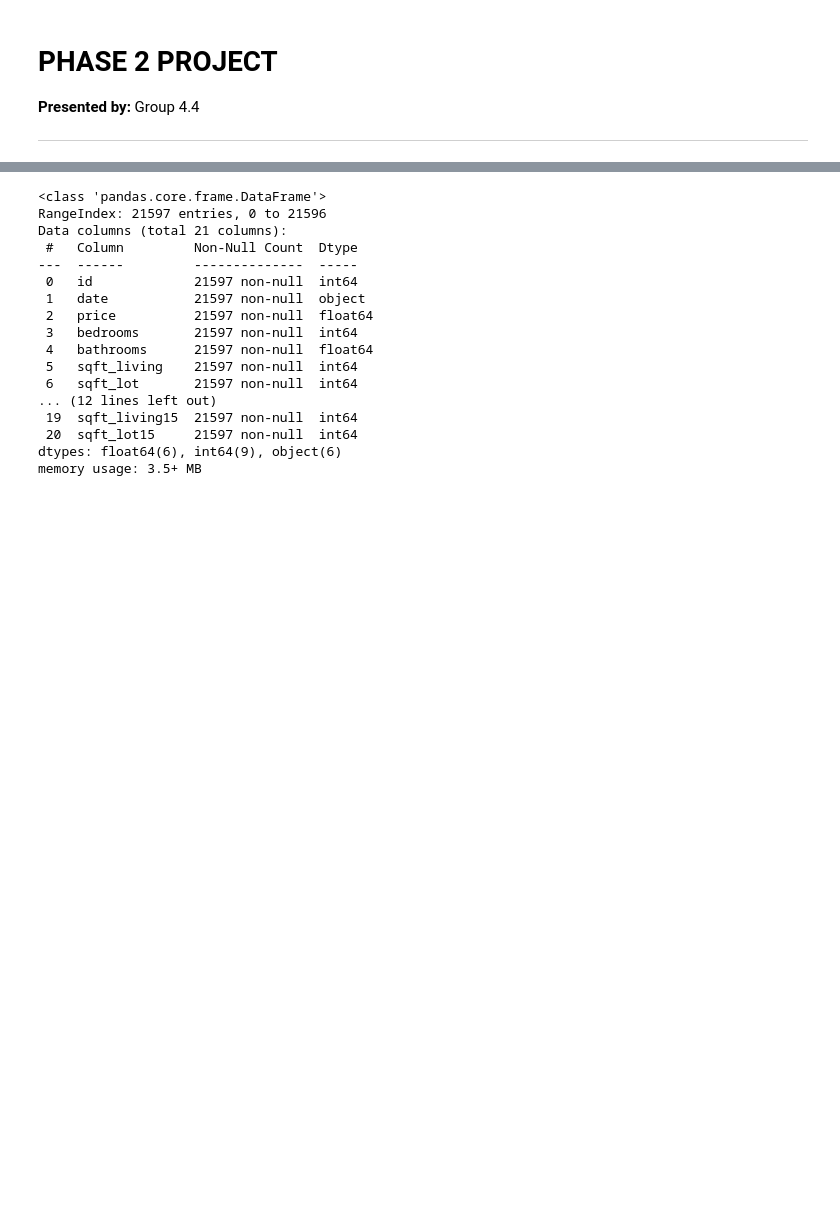
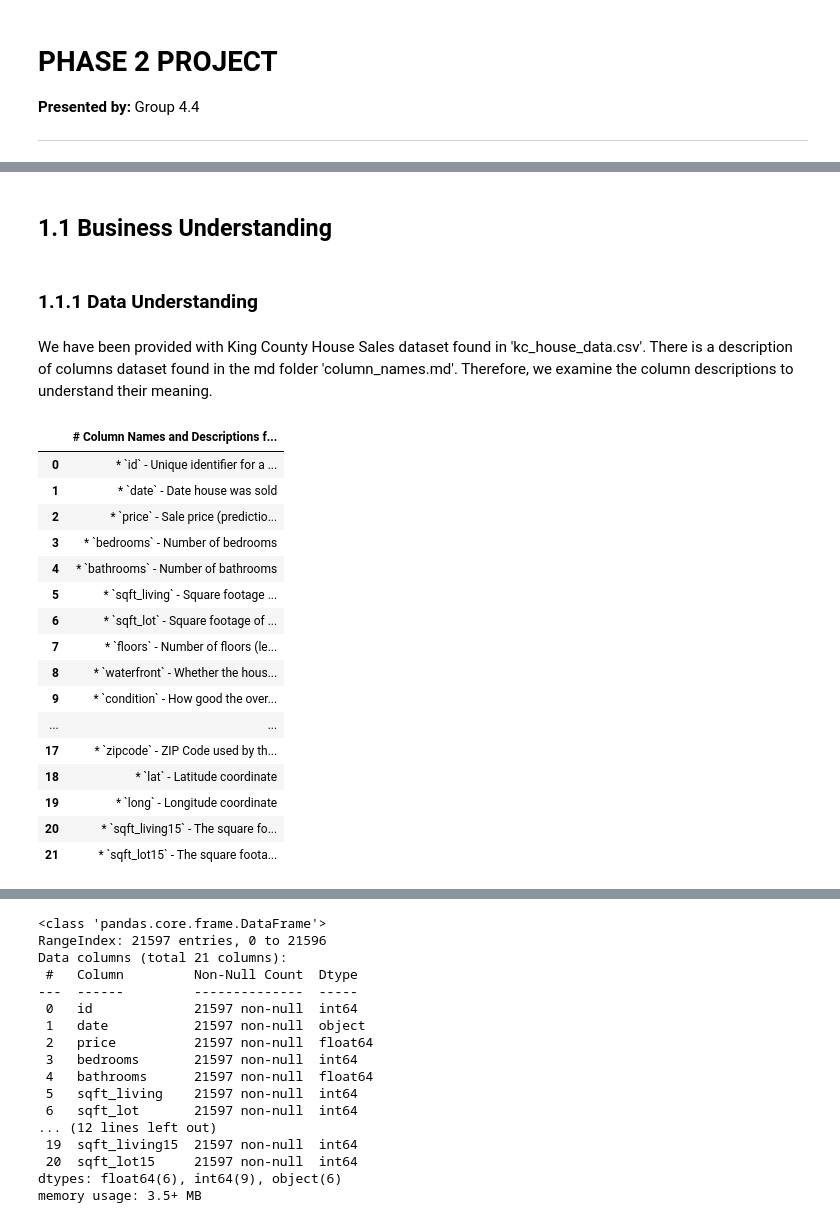
Before and after one commit to pauline-ndungu/Group-4.4-Project-Phase-2, a Jupyter notebook: student.ipynb, the cells around one changed output, grey strips where cells are left out. Cells and saved outputs as stored; diff of their text form; code cells hidden in the pictures; blank space fills up the shorter version.

```diff
--- a/student.ipynb
+++ b/student.ipynb
@@ -5 +11,3 @@
+# %% [markdown]
+## 1.1 Business Understanding
 # %%
@@ -11,0 +24,25 @@ import statsmodels.api as sm
+# %% [markdown]
+### 1.1.1 Data Understanding
+# %% [markdown]
+We have been provided with King County House Sales dataset found in 'kc_house_data.csv'. There is a description of columns dataset found in the md folder 'column_names.md'. Therefore, we examine the column descriptions to understand their meaning.
+# %%
+Data_narration = pd.read_csv('data/column_names.md')
+Data_narration
+# %% [output]
+|  | # Column Names and Descriptions f... |
+| 0 | * `id` - Unique identifier for a ... |
+| 1 | * `date` - Date house was sold |
+| 2 | * `price` - Sale price (predictio... |
+| 3 | * `bedrooms` - Number of bedrooms |
+| 4 | * `bathrooms` - Number of bathrooms |
+| 5 | * `sqft_living` - Square footage ... |
+| 6 | * `sqft_lot` - Square footage of ... |
+| 7 | * `floors` - Number of floors (le... |
+| 8 | * `waterfront` - Whether the hous... |
+| 9 | * `condition` - How good the over... |
+| ... | ... |
+| 17 | * `zipcode` - ZIP Code used by th... |
+| 18 | * `lat` - Latitude coordinate |
+| 19 | * `long` - Longitude coordinate |
+| 20 | * `sqft_living15` - The square fo... |
+| 21 | * `sqft_lot15` - The square foota... |
```
Also changed, not shown: parts of 27 cells of this notebook.
